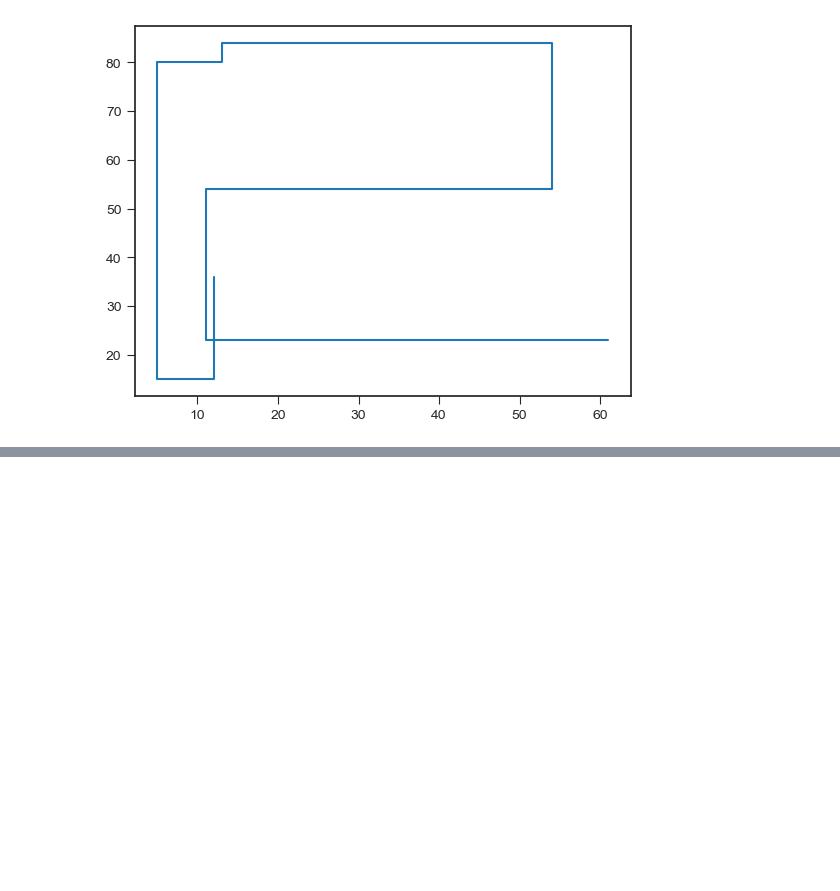
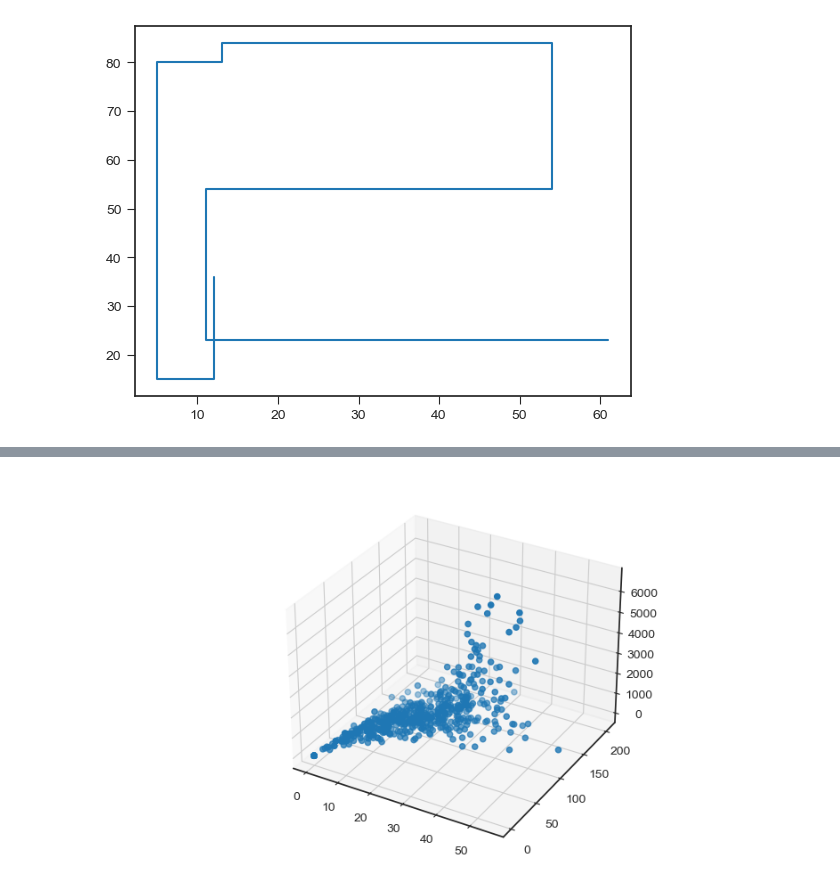
Before and after one commit to PurplePegasus08/My-ML-notes, a Jupyter notebook: Data visualizations/Plots.ipynb, the cells around one changed output, grey strips where cells are left out. Drawn from its saved outputs; the diff is of its cells as text; code cells hidden in the pictures; blank space fills up the shorter version.

```diff
--- a/Data visualizations/Plots.ipynb
+++ b/Data visualizations/Plots.ipynb
@@ -470,3 +470,6 @@ plt.step(x,y)
 plt.show()
 # %% [output]
 [figure]
+# %%
+bat = pd.read_csv('batter.csv')
+bat.head(6)
@@ -472,0 +506,10 @@ plt.show()
+# %%
+fig = plt.figure()
+#ax = plt.axis()
+#%matplotlib widget
+ax = plt.ion()
+ax = plt.subplot(projection = '3d')
+ax.scatter(bat['avg'],bat['strike_rate'],bat['runs'])
+ax = plt.show()
+# %% [output]
+[figure, added]
```
Also changed, not shown: parts of 4 cells of this notebook.
